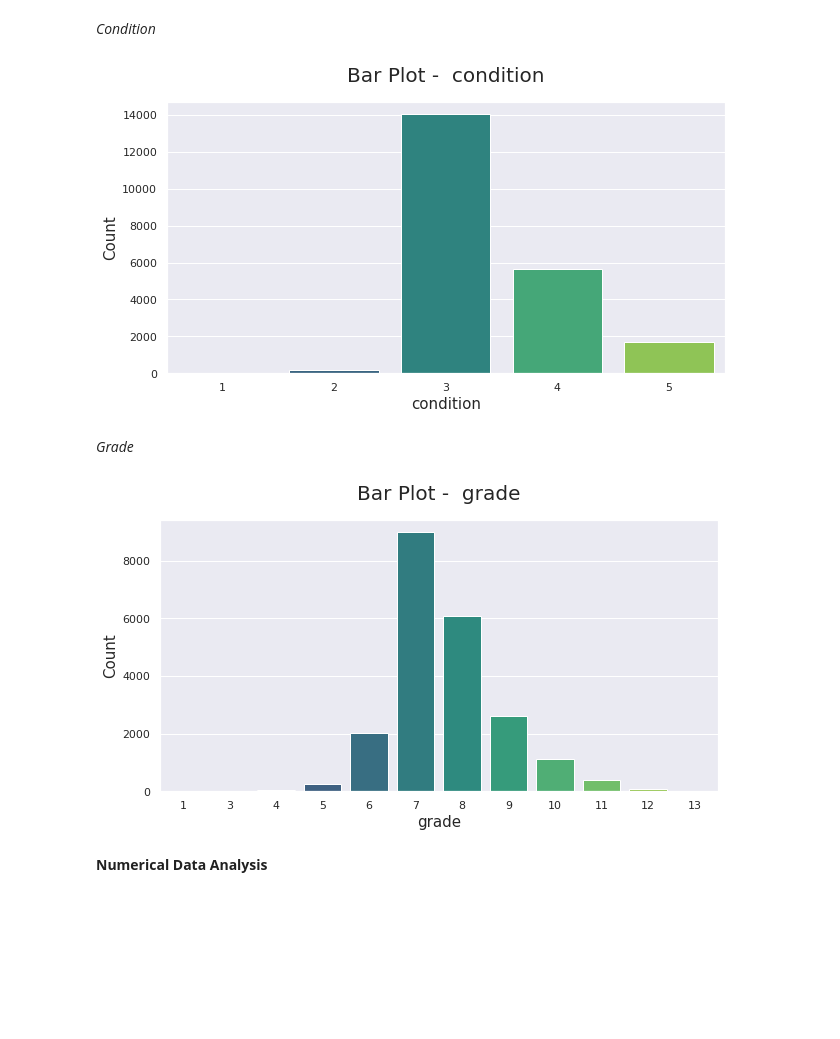
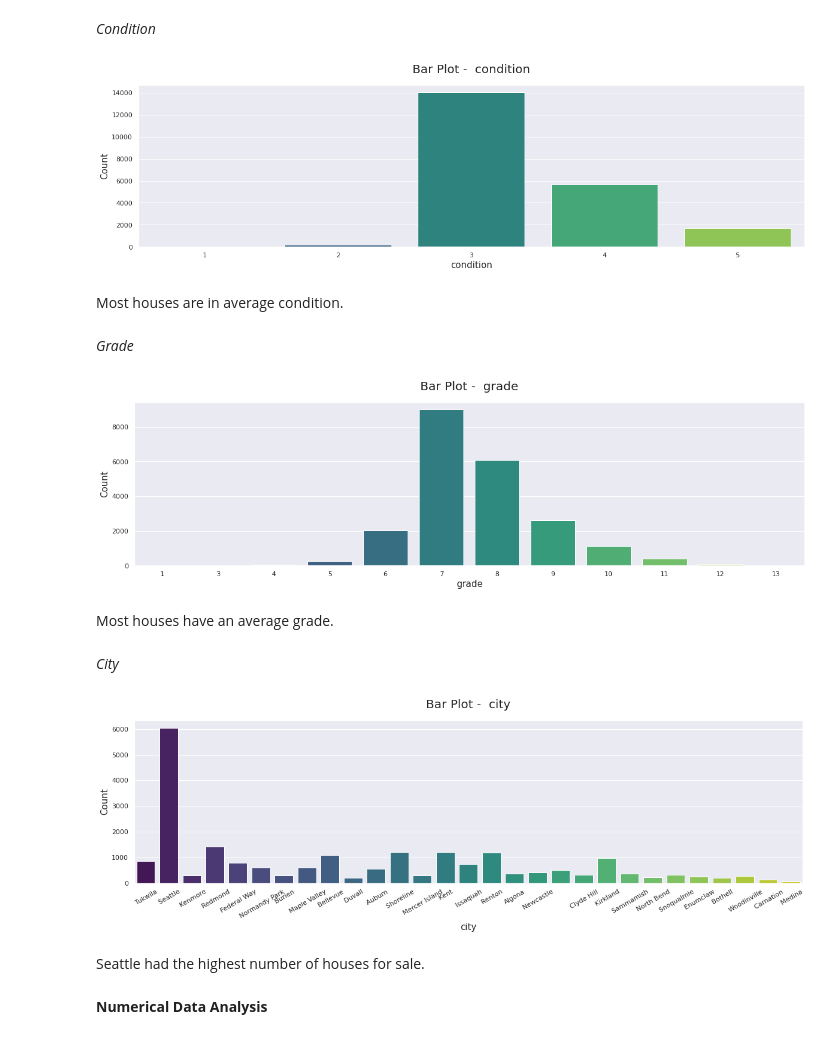
Before and after one commit to deborahmasibo/House-Price-Prediction, a Jupyter notebook: Housing_Prices.ipynb, the cells around one changed output. Saved outputs shown, nothing was run; the diff lists cells and outputs as text; code cells hidden in the pictures; blank space fills up the shorter version.

```diff
--- a/Housing_Prices.ipynb
+++ b/Housing_Prices.ipynb
@@ -383,16 +395,29 @@ CatPlots('waterfront', house_price)
 *Condition*
 # %%
 # Condition countplot
-CatPlots('condition', house_price)
+CatPlots('condition', 0, house_price)
 # %% [output]
-[figure, old version]
+[figure, new version]
+# %% [markdown]
+Most houses are in average condition.
 # %% [markdown]
 *Grade*
 # %%
 # Grade count plot
-CatPlots('grade', house_price)
+CatPlots('grade', 0, house_price)
 # %% [output]
-[figure, old version]
+[figure, new version]
+# %% [markdown]
+Most houses have an average grade.
+# %% [markdown]
+*City*
+# %%
+# Grade count plot
+CatPlots('city', 30, house_price)
+# %% [output]
+[figure, added]
+# %% [markdown]
+Seattle had the highest number of houses for sale.
 # %% [markdown]
 **Numerical Data Analysis**
 # %% [markdown]
```
Also changed, not shown: parts of 34 cells of this notebook.
